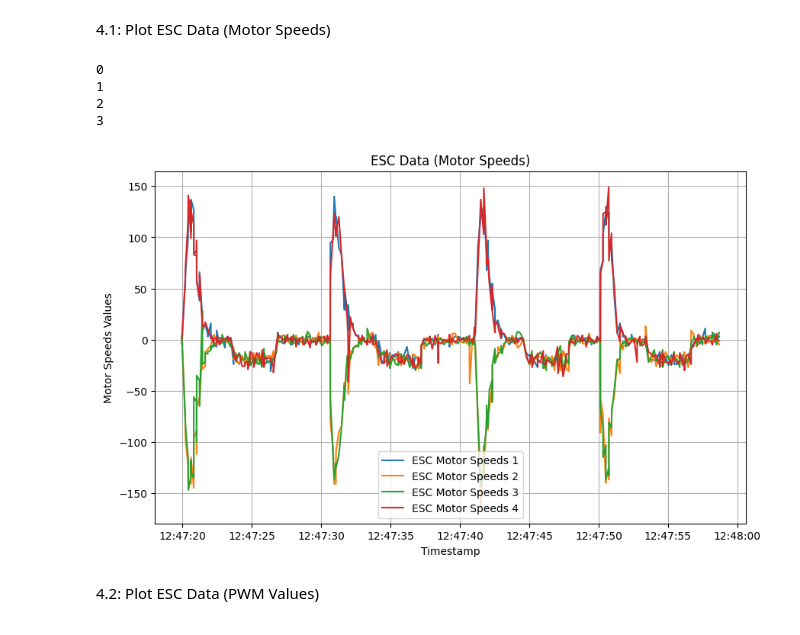
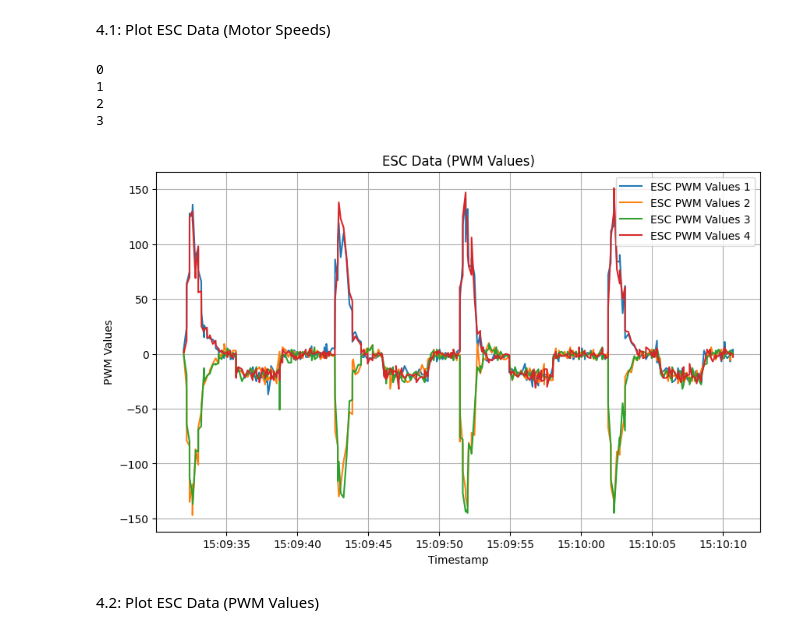
Before and after one commit to KIM2548TH/robomas, a Jupyter notebook: devellope/plot.ipynb, the cells around one changed output. Drawn from its saved outputs; the diff is of its cells as text; code cells hidden in the pictures.

```diff
--- a/devellope/plot.ipynb
+++ b/devellope/plot.ipynb
@@ -123,7 +123,7 @@ plt.show()
 Read the esc_data CSV file into a pandas DataFrame.
 # %%
 # Load ESC Data
-esc_file = r'c:\daisyrobot\robomas\csv\esc_data.csv'
+esc_file = r'c:\daisyrobot\robomas\devellope\csv\esc_data.csv'
 esc_data = pd.read_csv(esc_file)
 esc_data['timestamp'] = pd.to_datetime(esc_data['timestamp'])
 esc_data['data'] = esc_data['data'].apply(lambda x: eval(x))
@@ -150,24 +150,24 @@ plt.show()
 # %%
 # 4.1: Plot ESC Data (Motor Speeds)
 plt.figure(figsize=(10, 6))
 labels = ['Motor Speeds', 'PWM Values', 'Timestamps', 'Errors']
 
 for idx in range(len(esc_data['data'][0][0])):
     print(idx)
-    plt.plot(esc_data['timestamp'], [d[0][idx] for d in esc_data['data']], label=f'ESC {labels[0]} {idx + 1}')
+    plt.plot(esc_data['timestamp'], [d[0][idx] for d in esc_data['data']], label=f'ESC {labels[1]} {idx + 1}')
 
 plt.xlabel('Timestamp')
-plt.ylabel('Motor Speeds Values')
-plt.title('ESC Data (Motor Speeds)')
+plt.ylabel('PWM Values')
+plt.title('ESC Data (PWM Values)')
 plt.legend()
 plt.grid()
 plt.show()
 # %% [output]
 0
 1
 2
 3
-[figure, old version]
+[figure, new version]
 # %% [markdown]
 4.2: Plot ESC Data (PWM Values)
 # %%
```
Also changed, not shown: parts of 14 cells of this notebook.
